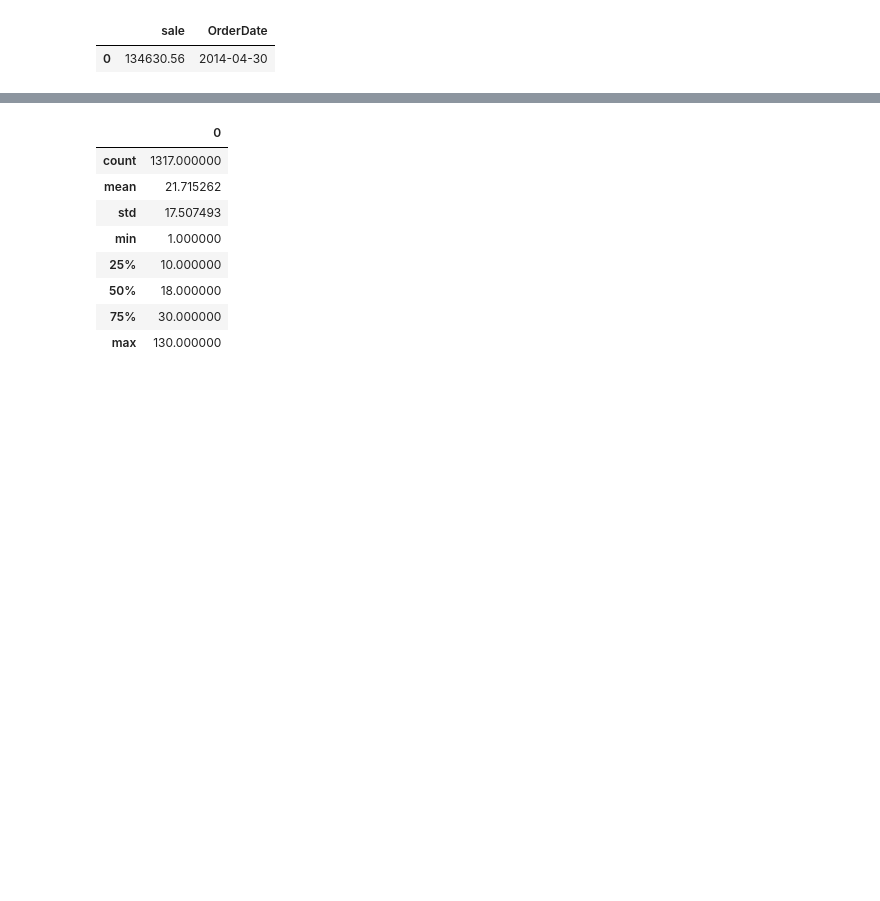
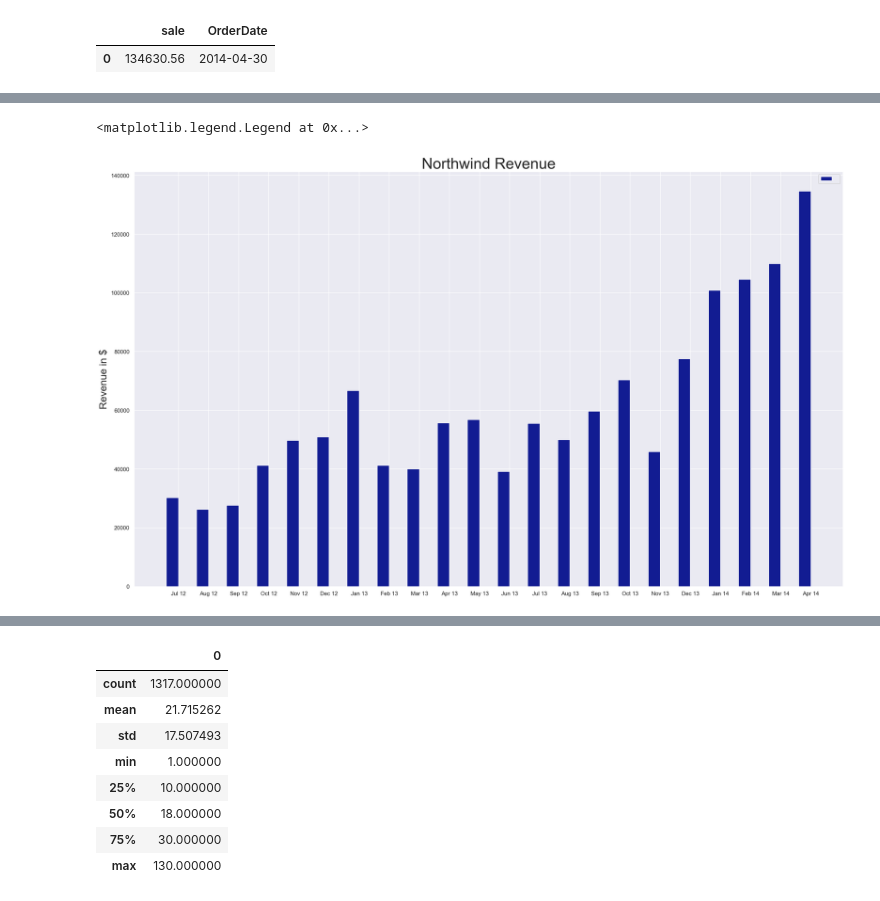
Before and after one commit to AnnikaNoren/dsc-mod-3-project-online-ds-pt-071519, a Jupyter notebook: Project.ipynb, the cells around one changed output, grey strips where cells are left out. Drawn from its saved outputs; the diff is of its cells as text; code cells hidden in the pictures; blank space fills up the shorter version.

```diff
--- a/Project.ipynb
+++ b/Project.ipynb
@@ -89,3 +145,19 @@ plt.show()
+# %%
+# Same data as above, but in bar format instead of plot - easier to read?
+x = np.arange(len(date))
+width = 0.40
+
+fig, ax = plt.subplots(figsize=(25,15))
+revenues = ax.bar(x - width/2, rev, width,label=' ',color='#121C92')
+
+ax.set_ylabel('Revenue in $', fontsize=20)
+ax.set_title('Northwind Revenue', fontsize = 30)
+ax.set_xticks(x)
+ax.set_xticklabels(date)
+ax.legend()
+# %% [output]
+<matplotlib.legend.Legend at 0x...>
+[figure, added]
 # %%
 # Investigation into spike in sales from Nov 2013 to April 2014
 
```
Also changed, not shown: parts of 65 cells of this notebook, 2 other files.
